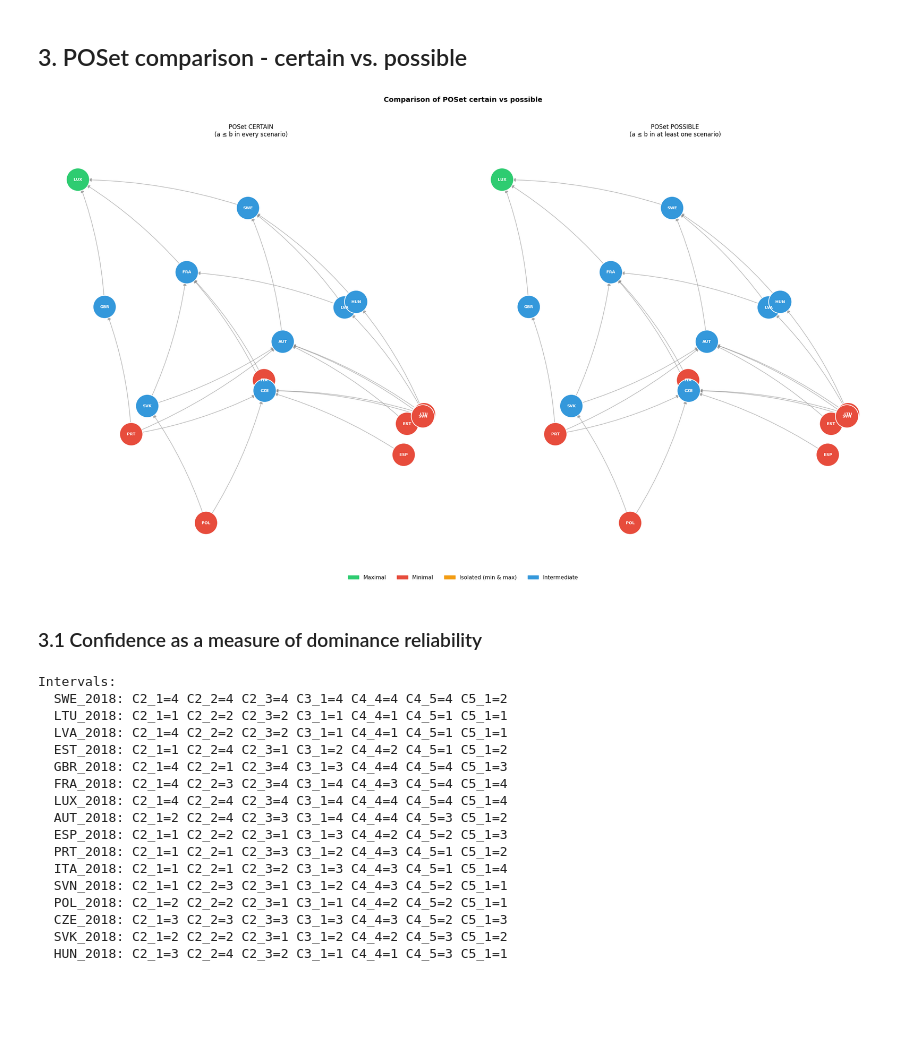
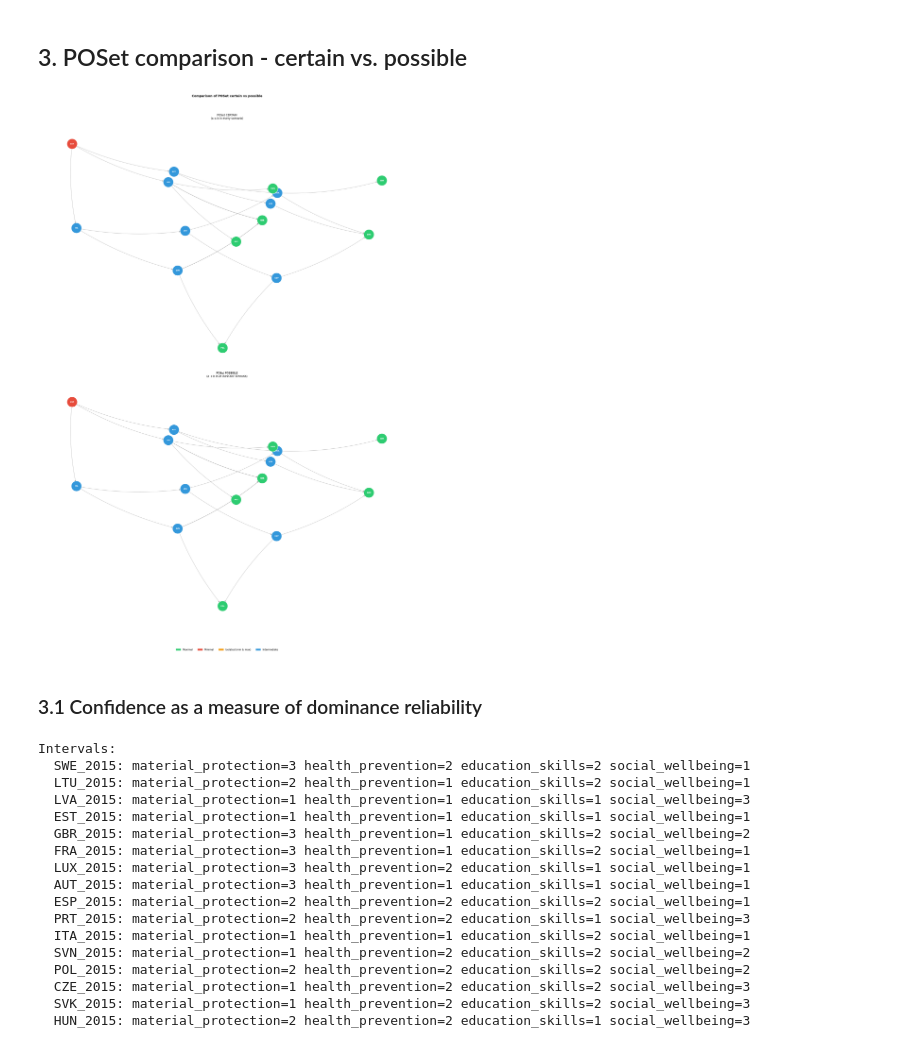
Before and after one commit to MarcoManduca/child_well-being, a Jupyter notebook: notebooks/050_Poset_creator.ipynb, the cells around one changed output. Drawn from its saved outputs; the diff is of its cells as text; code cells hidden in the pictures; blank space fills up the shorter version.

Commit message:
feat: aggregate indicators into sub-dimensions in order to obtain comparable posets

```diff
--- a/notebooks/050_Poset_creator.ipynb
+++ b/notebooks/050_Poset_creator.ipynb
@@ -101,14 +100,14 @@ Processing dataset [exp_2015]
 import pickle
 import os
 
-path = f"..{os.sep}data{os.sep}050_posets.pkl"
+path = f"../data/050_posets.pkl"
 
 with open(path, "wb") as f:
     pickle.dump(results, f, protocol=pickle.HIGHEST_PROTOCOL)
 # %% [markdown]
 ### 2.0 Selct the dataset to explore
 # %%
-result_sel = results['exp_2018'] # select the results for the dataset you want to explore
+result_sel = results['ind_2015'] # select the results for the dataset you want to explore
 # %% [markdown]
 ### 2.1 Ranges visualization
 # %%
@@ -463,37 +462,37 @@ def plot_hasse(
     ax.axis("off")
 
 
-fig, axes = plt.subplots(1, 2, figsize=(24, 14))
+fig, axes = plt.subplots(2, 1, figsize=(24, 36))
 
 plot_hasse(
     result_sel["poset_certain"],
     "POSet CERTAIN\n(a ≤ b in every scenario)",
     axes[0],
 )
 plot_hasse(
     result_sel["poset_possible"],
     "POSet POSSIBLE\n(a ≤ b in at least one scenario)",
     axes[1],
 )
 
 patches = [
     mpatches.Patch(color="#2ecc71", label="Maximal"),
     mpatches.Patch(color="#e74c3c", label="Minimal"),
     mpatches.Patch(color="#f39c12", label="Isolated (min & max)"),
     mpatches.Patch(color="#3498db", label="Intermediate"),
 ]
 fig.legend(
     handles=patches, loc="lower center",
     ncol=4, fontsize=11, frameon=False,
 )
 fig.suptitle(
     "Comparison of POSet certain vs possible",
     fontsize=14, fontweight="bold", y=0.98,
 )
 plt.tight_layout(rect=[0, 0.04, 1, 0.96])
 plt.show()
 # %% [output]
-[figure, old version]
+[figure, new version]
 # %% [markdown]
 ### 3.1 Confidence as a measure of dominance reliability
 # %%
@@ -512,22 +511,22 @@ for uid in result_sel['elements']:
     print()
 # %% [output]
 Intervals:
-  SWE_2018: C2_1=4 C2_2=4 C2_3=4 C3_1=4 C4_4=4 C4_5=4 C5_1=2
-  LTU_2018: C2_1=1 C2_2=2 C2_3=2 C3_1=1 C4_4=1 C4_5=1 C5_1=1
-  LVA_2018: C2_1=4 C2_2=2 C2_3=2 C3_1=1 C4_4=1 C4_5=1 C5_1=1
-  EST_2018: C2_1=1 C2_2=4 C2_3=1 C3_1=2 C4_4=2 C4_5=1 C5_1=2
-  GBR_2018: C2_1=4 C2_2=1 C2_3=4 C3_1=3 C4_4=4 C4_5=4 C5_1=3
-  FRA_2018: C2_1=4 C2_2=3 C2_3=4 C3_1=4 C4_4=3 C4_5=4 C5_1=4
-  LUX_2018: C2_1=4 C2_2=4 C2_3=4 C3_1=4 C4_4=4 C4_5=4 C5_1=4
-  AUT_2018: C2_1=2 C2_2=4 C2_3=3 C3_1=4 C4_4=4 C4_5=3 C5_1=2
-  ESP_2018: C2_1=1 C2_2=2 C2_3=1 C3_1=3 C4_4=2 C4_5=2 C5_1=3
-  PRT_2018: C2_1=1 C2_2=1 C2_3=3 C3_1=2 C4_4=3 C4_5=1 C5_1=2
-  ITA_2018: C2_1=1 C2_2=1 C2_3=2 C3_1=3 C4_4=3 C4_5=1 C5_1=4
-  SVN_2018: C2_1=1 C2_2=3 C2_3=1 C3_1=2 C4_4=3 C4_5=2 C5_1=1
-  POL_2018: C2_1=2 C2_2=2 C2_3=1 C3_1=1 C4_4=2 C4_5=2 C5_1=1
-  CZE_2018: C2_1=3 C2_2=3 C2_3=3 C3_1=3 C4_4=3 C4_5=2 C5_1=3
-  SVK_2018: C2_1=2 C2_2=2 C2_3=1 C3_1=2 C4_4=2 C4_5=3 C5_1=2
-  HUN_2018: C2_1=3 C2_2=4 C2_3=2 C3_1=1 C4_4=1 C4_5=3 C5_1=1
+  SWE_2015: material_protection=3 health_prevention=2 education_skills=2 social_wellbeing=1
+  LTU_2015: material_protection=2 health_prevention=1 education_skills=2 social_wellbeing=1
+  LVA_2015: material_protection=1 health_prevention=1 education_skills=1 social_wellbeing=3
+  EST_2015: material_protection=1 health_prevention=1 education_skills=1 social_wellbeing=1
+  GBR_2015: material_protection=3 health_prevention=1 education_skills=2 social_wellbeing=2
+  FRA_2015: material_protection=3 health_prevention=1 education_skills=2 social_wellbeing=1
+  LUX_2015: material_protection=3 health_prevention=2 education_skills=1 social_wellbeing=1
+  AUT_2015: material_protection=3 health_prevention=1 education_skills=1 social_wellbeing=1
+  ESP_2015: material_protection=2 health_prevention=2 education_skills=2 social_wellbeing=1
+  PRT_2015: material_protection=2 health_prevention=2 education_skills=1 social_wellbeing=3
+  ITA_2015: material_protection=1 health_prevention=1 education_skills=2 social_wellbeing=1
+  SVN_2015: material_protection=1 health_prevention=2 education_skills=2 social_wellbeing=2
+  POL_2015: material_protection=2 health_prevention=2 education_skills=2 social_wellbeing=2
+  CZE_2015: material_protection=1 health_prevention=2 education_skills=2 social_wellbeing=3
+  SVK_2015: material_protection=1 health_prevention=2 education_skills=2 social_wellbeing=3
+  HUN_2015: material_protection=2 health_prevention=2 education_skills=1 social_wellbeing=3
 # %%
 print('Certain dominance:', result_sel['dom_certain'])
 print('Possible dominance:', result_sel['dom_possible'])
```
Also changed, not shown: parts of 4 cells of this notebook, 16 other files.
